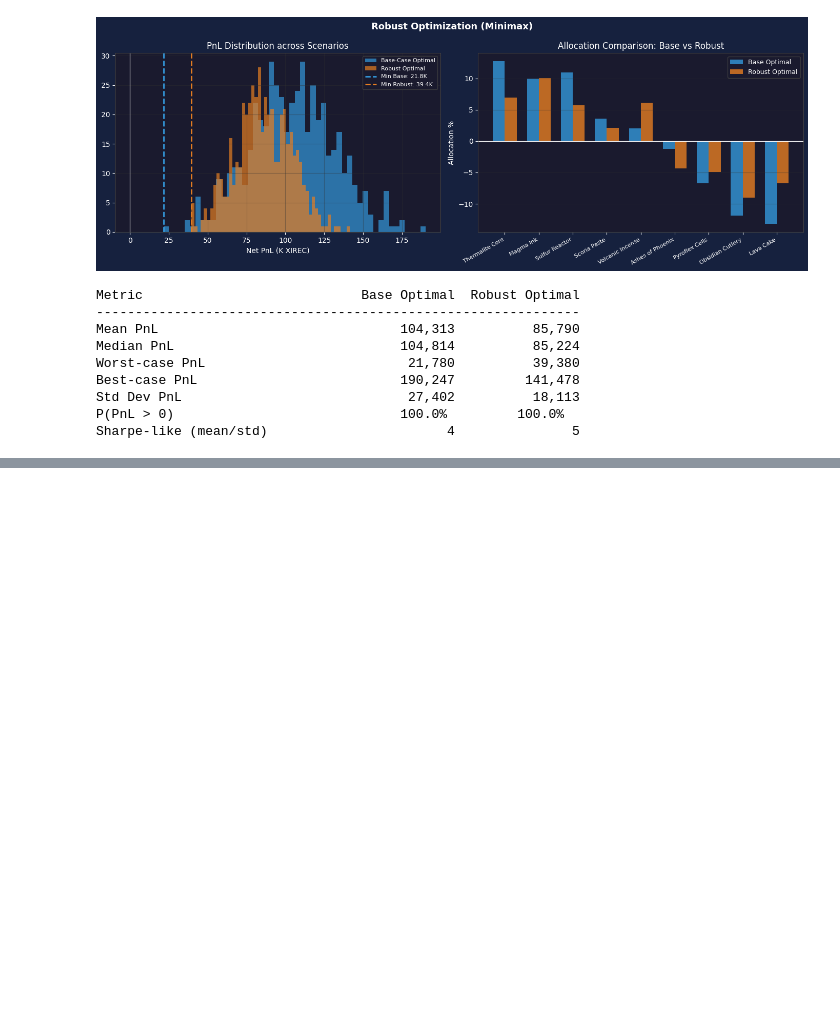
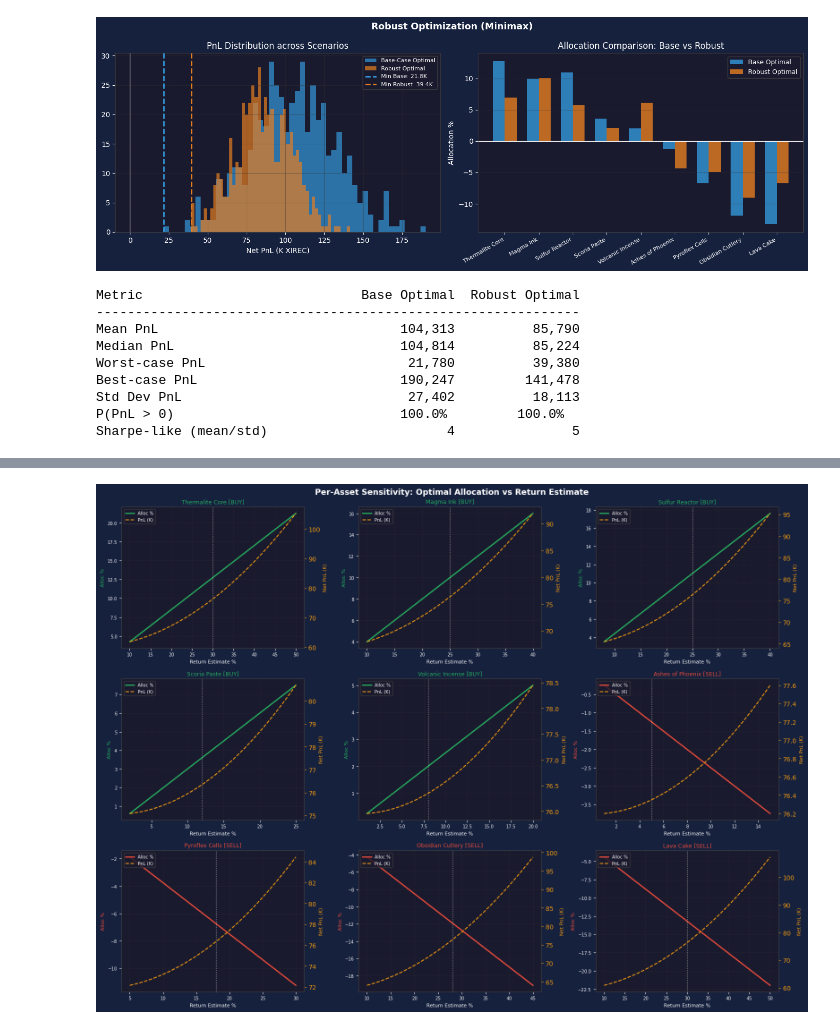
Before and after one commit to Prathama-1/Prosperity-4---Solo42, a Jupyter notebook: Round5_manual_analysis.ipynb, the cells around one changed output, grey strips where cells are left out. Drawn from its saved outputs; the diff is of its cells as text; code cells hidden in the pictures; blank space fills up the shorter version.

```diff
--- a/Round5_manual_analysis.ipynb
+++ b/Round5_manual_analysis.ipynb
@@ -569,0 +900,56 @@ Sharpe-like (mean/std)                       4               5
+# %%
+# ════════════════════════════════════════════════════════════════
+# CELL 9 — SENSITIVITY: HOW ALLOCATION CHANGES WITH EACH RETURN
+# For each asset, sweep its return estimate while holding others
+# at base. Shows which assets matter most.
+# ════════════════════════════════════════════════════════════════
+
+fig, axes = plt.subplots(3, 3, figsize=(16, 12))
+fig.suptitle('Per-Asset Sensitivity: Optimal Allocation vs Return Estimate', fontsize=13, fontweight='bold')
+axes_flat = axes.flatten()
+
+base_rets_sweep = BASES * CONFS * DIRS
+
+for idx, name in enumerate(NAMES):
+    ax = axes_flat[idx]
+    r_sweep = np.linspace(LOWS[idx], HIGHS[idx], 100)
+    alloc_sweep = []
+    pnl_sweep   = []
+
+    for r_val in r_sweep:
+        rets_tmp = base_rets_sweep.copy()
+        rets_tmp[idx] = r_val * DIRS[idx] * CONFS[idx]
+        allocs_tmp = optimize_allocations(rets_tmp)
+        alloc_sweep.append(allocs_tmp[idx])
+        pnl_sweep.append(portfolio_net_pnl(allocs_tmp, rets_tmp))
+
+    alloc_sweep = np.array(alloc_sweep)
+    pnl_sweep   = np.array(pnl_sweep)
+
+    color = '#27ae60' if DIRS[idx] > 0 else '#e74c3c'
+
+    ax2 = ax.twinx()
+    ax.plot(r_sweep*100, alloc_sweep, color=color, lw=2, label='Alloc %')
+    ax2.plot(r_sweep*100, pnl_sweep/1000, color='#f39c12', lw=1.5, ls='--', label='PnL (K)')
+
+    # Mark base estimate
+    ax.axvline(BASES[idx]*100, color='white', lw=1, ls=':', alpha=0.7)
+
+    d_label = 'BUY' if DIRS[idx] > 0 else 'SELL'
+    ax.set_title(f'{name} [{d_label}]', fontsize=9, color=color)
+    ax.set_xlabel('Return Estimate %', fontsize=8)
+    ax.set_ylabel('Alloc %', fontsize=8, color=color)
+    ax2.set_ylabel('Net PnL (K)', fontsize=8, color='#f39c12')
+    ax2.tick_params(colors='#f39c12')
+    ax.tick_params(labelsize=7)
+    ax.grid(True)
+
+    # Combine legends
+    lines1, labs1 = ax.get_legend_handles_labels()
+    lines2, labs2 = ax2.get_legend_handles_labels()
+    ax.legend(lines1+lines2, labs1+labs2, fontsize=7, loc='upper left')
+
+plt.tight_layout()
+plt.show()
+# %% [output]
+[figure, added]
```
Also changed, not shown: parts of 4 cells of this notebook.
